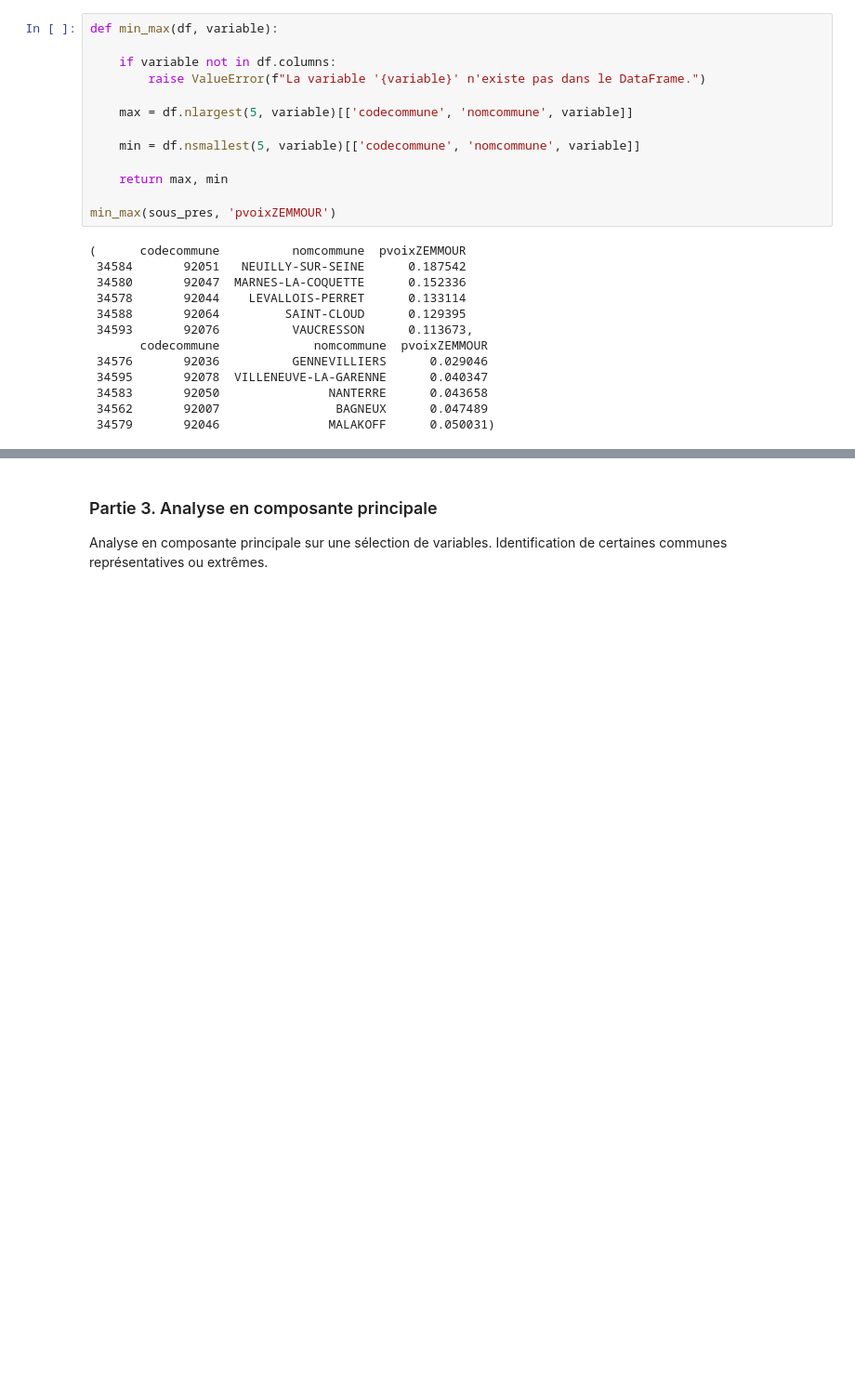
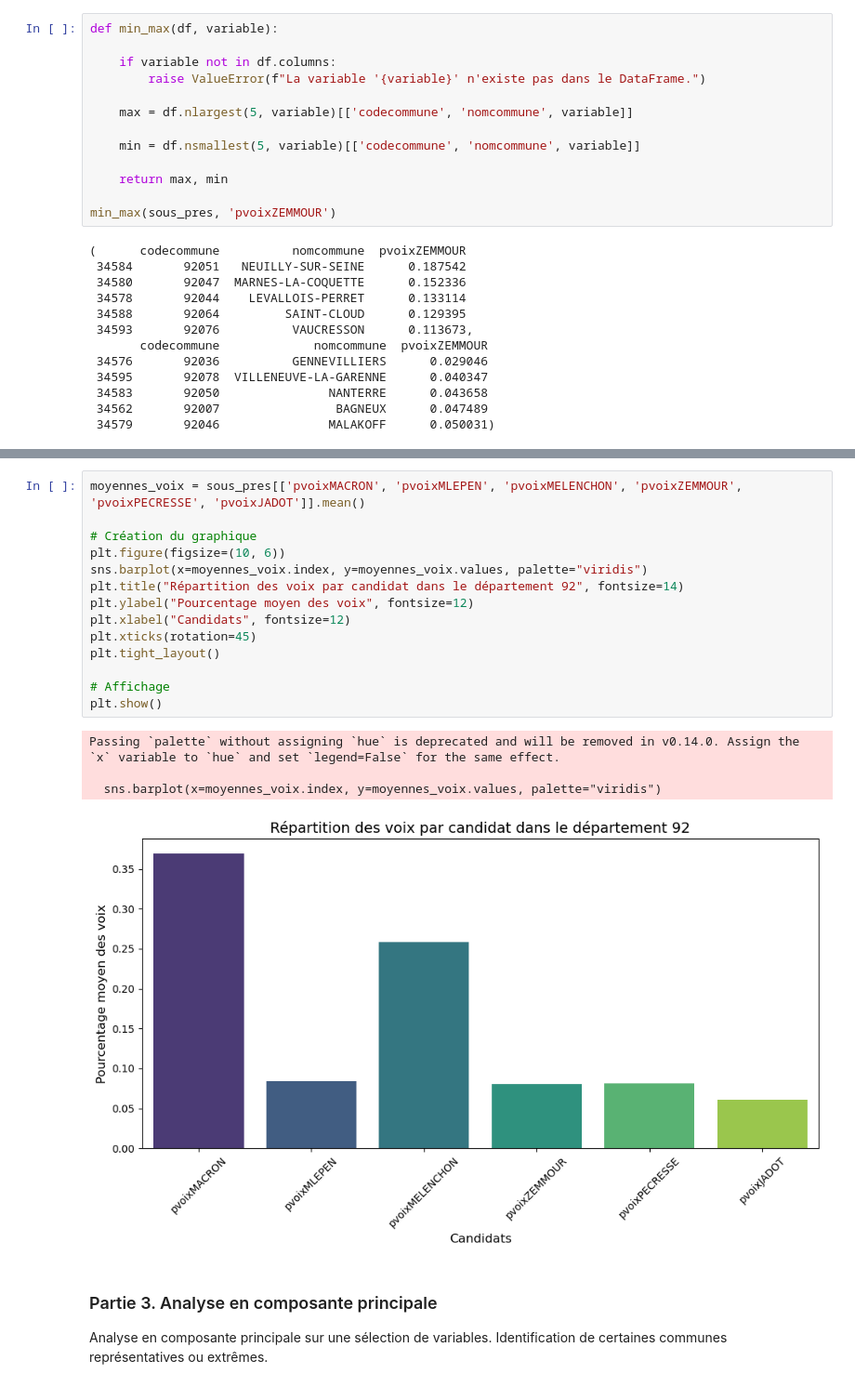
Before and after one commit to Moumoustillon/Projet-CMI-Calcul-Num, a Jupyter notebook: Analyse92.ipynb, the cells around one changed output, grey strips where cells are left out. Shown at 93% size. Cells and saved outputs as stored; diff of their text form; blank space fills up the shorter version.

Commit message:
Ajout un graph en partie 2

```diff
--- a/Analyse92.ipynb
+++ b/Analyse92.ipynb
@@ -324,6 +326,25 @@ pvoixJADOT         -0.133469       0.152195    1.000000
 | pvoixZEMMOUR | 0.930017 | 0.797800 | -0.429052 | -0.815059 | 1.000000 | 0.888563 | -0.133469 |
 | pvoixPECRESSE | 0.912712 | 0.942798 | -0.446755 | -0.944899 | 0.888563 | 1.000000 | 0.152195 |
 | pvoixJADOT | -0.008275 | 0.360741 | -0.202463 | -0.383687 | -0.133469 | 0.152195 | 1.000000 |
+# %%
+moyennes_voix = sous_pres[['pvoixMACRON', 'pvoixMLEPEN', 'pvoixMELENCHON', 'pvoixZEMMOUR', 'pvoixPECRESSE', 'pvoixJADOT']].mean()
+
+# Création du graphique
+plt.figure(figsize=(10, 6))
+sns.barplot(x=moyennes_voix.index, y=moyennes_voix.values, palette="viridis")
+plt.title("Répartition des voix par candidat dans le département 92", fontsize=14)
+plt.ylabel("Pourcentage moyen des voix", fontsize=12)
+plt.xlabel("Candidats", fontsize=12)
+plt.xticks(rotation=45)
+plt.tight_layout()
+
+# Affichage
+plt.show()
+# %% [output]
+Passing `palette` without assigning `hue` is deprecated and will be removed in v0.14.0. Assign the `x` variable to `hue` and set `legend=False` for the same effect.
+
+  sns.barplot(x=moyennes_voix.index, y=moyennes_voix.values, palette="viridis")
+[figure, added]
 # %% [markdown]
 ### Partie 3. Analyse en composante principale
 
```
Also changed, not shown: parts of 1 cell of this notebook.
